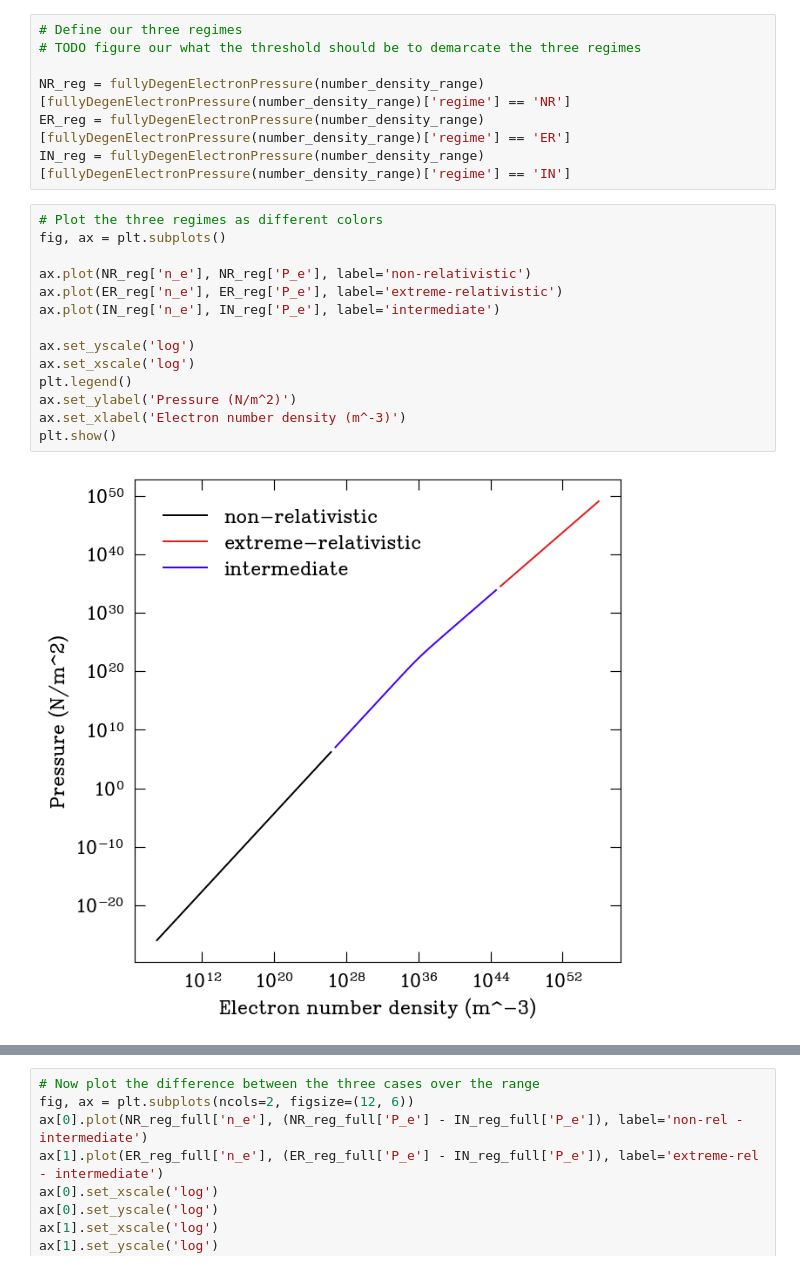
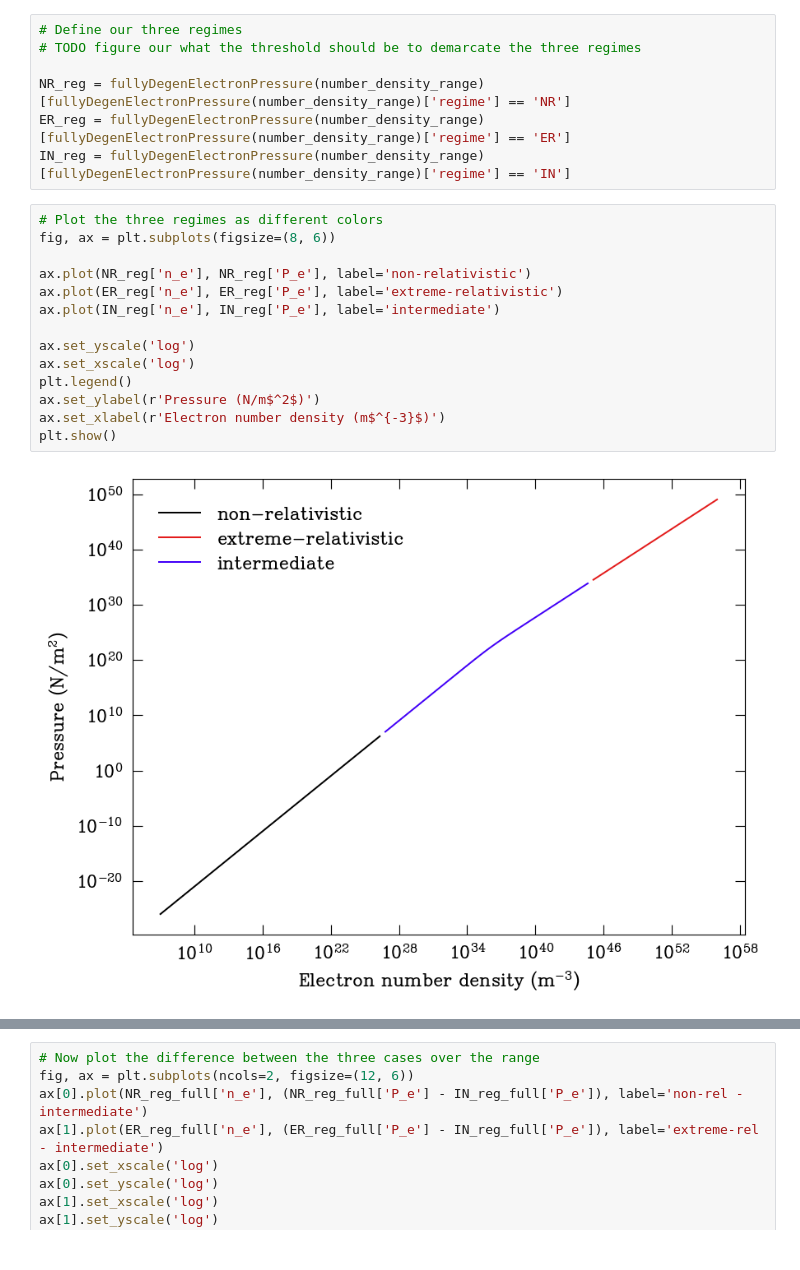
Before and after one commit to EricMullerAU/Stars-Project, a Jupyter notebook: Jason_crap/rel_start.ipynb, the cells around one changed output, grey strips where cells are left out. Drawn from its saved outputs; the diff is of its cells as text.

```diff
--- a/Jason_crap/rel_start.ipynb
+++ b/Jason_crap/rel_start.ipynb
@@ -292,20 +292,20 @@ ER_reg = fullyDegenElectronPressure(number_density_range)[fullyDegenElectronPres
 IN_reg = fullyDegenElectronPressure(number_density_range)[fullyDegenElectronPressure(number_density_range)['regime'] == 'IN']
 # %%
 # Plot the three regimes as different colors
-fig, ax = plt.subplots()
+fig, ax = plt.subplots(figsize=(8, 6))
 
 ax.plot(NR_reg['n_e'], NR_reg['P_e'], label='non-relativistic')
 ax.plot(ER_reg['n_e'], ER_reg['P_e'], label='extreme-relativistic')
 ax.plot(IN_reg['n_e'], IN_reg['P_e'], label='intermediate')
 
 ax.set_yscale('log')
 ax.set_xscale('log')
 plt.legend()
-ax.set_ylabel('Pressure (N/m^2)')
-ax.set_xlabel('Electron number density (m^-3)')
+ax.set_ylabel(r'Pressure (N/m$^2$)')
+ax.set_xlabel(r'Electron number density (m$^{-3}$)')
 plt.show()
 # %% [output]
-[figure, old version]
+[figure, new version]
 # %%
 # Now redefine the threshold to overlay the three different cases over each other for the entire ranges
 
```
Also changed, not shown: parts of 6 cells of this notebook, 21 other files.
